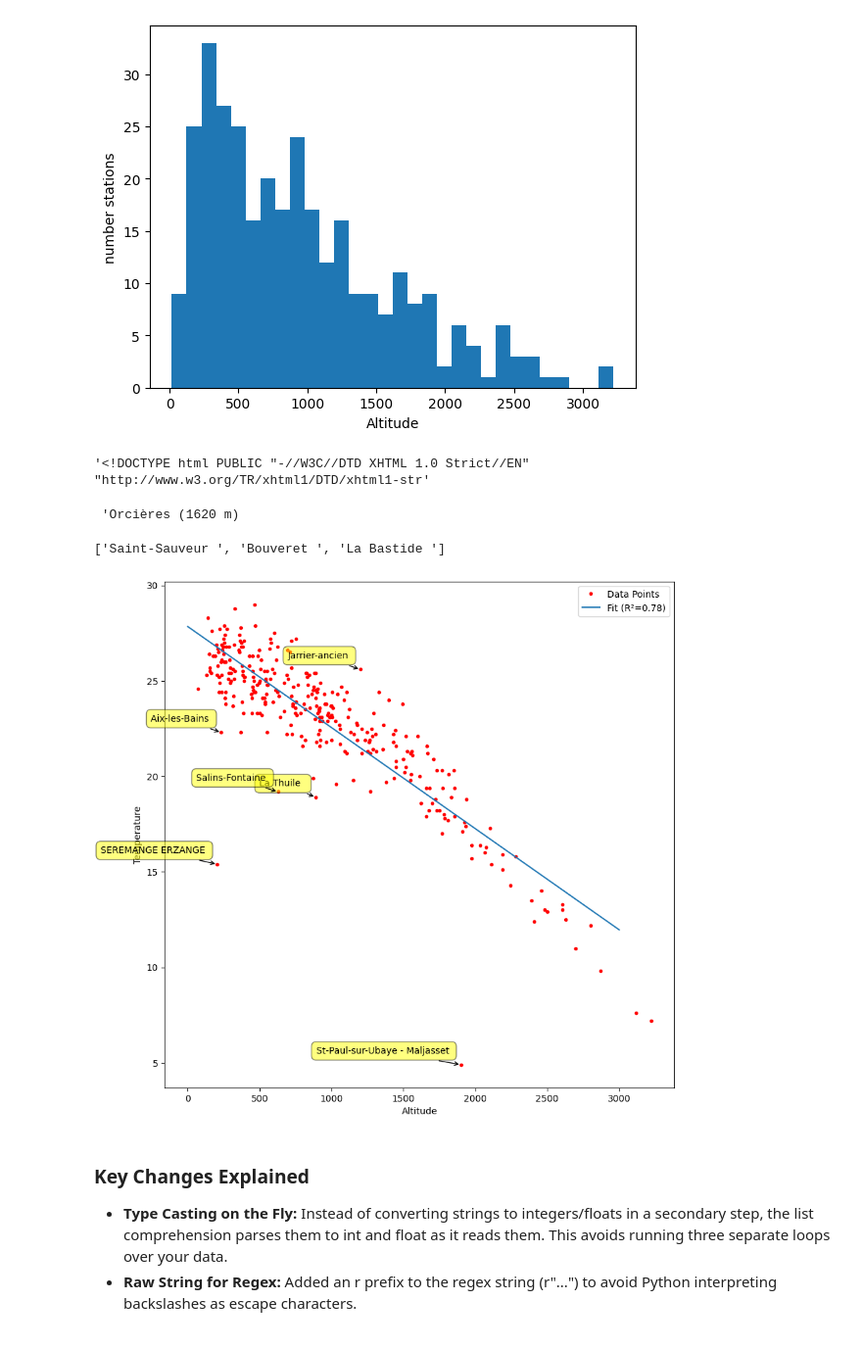
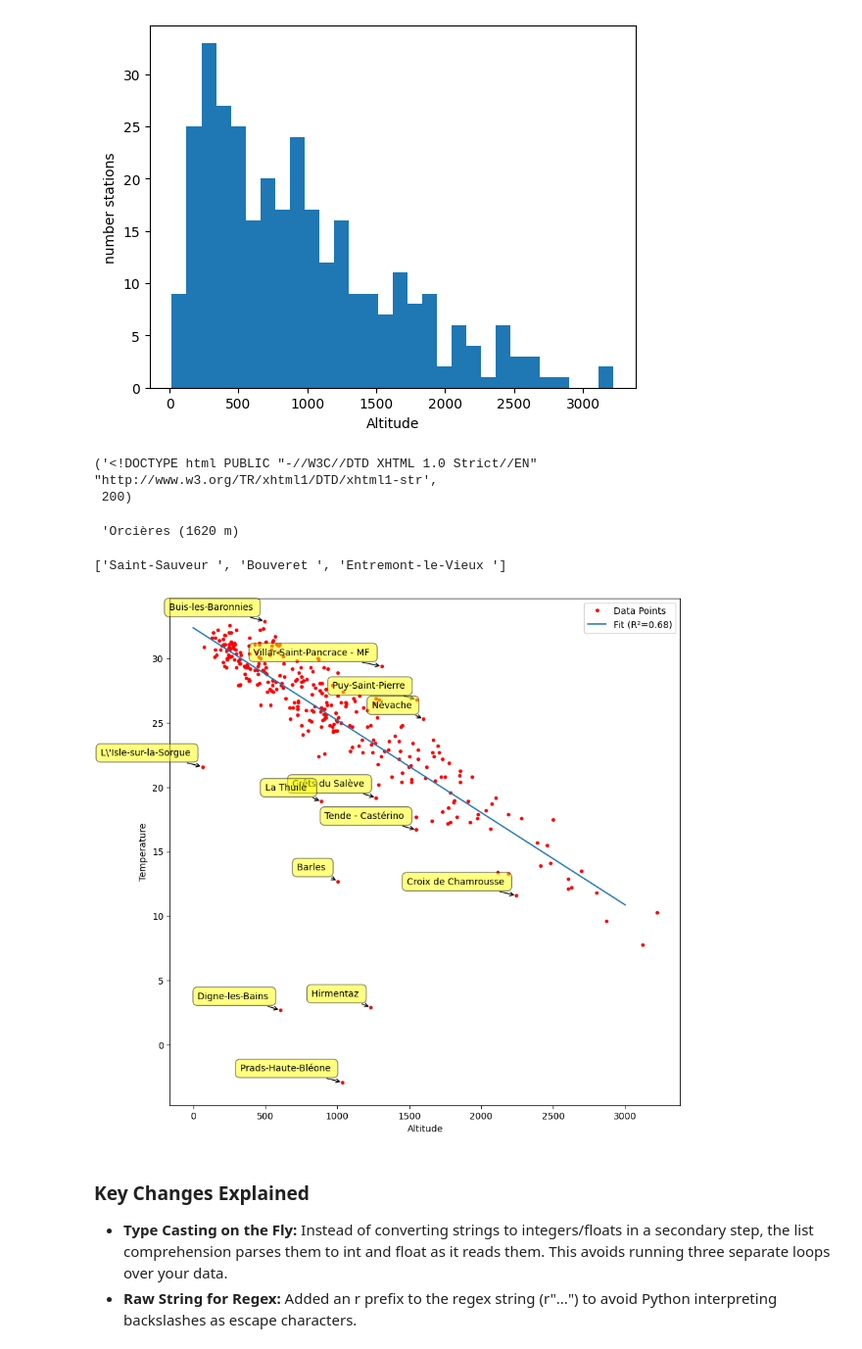
Before and after one commit to macbuse/ROMMA, a Jupyter notebook: romma_again.ipynb, the cells around one changed output. Shown at 98% size. Drawn from its saved outputs; the diff is of its cells as text; code cells hidden in the pictures.

```diff
--- a/romma_again.ipynb
+++ b/romma_again.ipynb
@@ -111,9 +111,10 @@ fn = f'romma_{time_str}'
 with open(fn + '.html','w') as fp:
     fp.write(r.text)
 
-r.text[:100]
+r.text[:100], r.status_code
 # %% [output]
-'<!DOCTYPE html PUBLIC "-//W3C//DTD XHTML 1.0 Strict//EN" "http://www.w3.org/TR/xhtml1/DTD/xhtml1-str'
+('<!DOCTYPE html PUBLIC "-//W3C//DTD XHTML 1.0 Strict//EN" "http://www.w3.org/TR/xhtml1/DTD/xhtml1-str',
+ 200)
 # %%
 #greedy capture doesn't work
 #px = re.compile('overlib\(([^C]*)CAPTION,\s*([^)]*)',re.DOTALL)
@@ -121,8 +122,7 @@ px = re.compile('overlib\((.*?)CAPTION,(.*?)\);',re.DOTALL)
 tt = re.compile("class=\\\\'blanc\\\\'>(.*?)</td")
 
 stations = []
-for k, ss in enumerate(px.findall(r.text)):
-    if k  % 2: continue #skip copies maybe we could go deeper but don't need to here
+for ss in px.findall(r.text):
     station_data, station_name = ss
     stations.append( station_name + tt.findall(station_data)[0] )
 
@@ -140,7 +140,7 @@ invalid_data  = [ name for name, alt, temp in nps.findall(stations_txt)
                                   if '--'  in temp or 'NA' in temp ]
 print(invalid_data)
 # %% [output]
-['Saint-Sauveur ', 'Bouveret ', 'La Bastide ']
+['Saint-Sauveur ', 'Bouveret ', 'Entremont-le-Vieux ']
 # %%
 # 1. Parse and Filter Data
 # Regular expression to extract station name, altitude, and temperature
@@ -170,8 +170,6 @@ is_outlier = np.abs(residuals) > 4
 
 # Filter outlier data using boolean indexing
 outlier_names = [name for name, outlier in zip(names, is_outlier) if outlier]
-outlier_A = A[is_outlier]
-outlier_T = T[is_outlier]
 
 # 4. Plotting
 fig, ax = plt.subplots(figsize=(10, 10))
@@ -179,34 +177,34 @@ fig, ax = plt.subplots(figsize=(10, 10))
 # Plot data points and the regression line
 ax.plot(A, T, 'r.', label='Data Points')
 X_line = np.array([0, 3000])
 ax.plot(X_line, slope * X_line + intercept,
           label=f'Fit (R²={r_value**2:.2f})')
 
 # Annotate outliers
 bbox_style = dict(boxstyle='round,pad=0.5', fc='yellow', alpha=0.5)
 arrow_style = dict(arrowstyle='->', connectionstyle='arc3,rad=0')
 
 for label, x, y in zip(outlier_names, outlier_A, outlier_T):
     ax.annotate(
         label,
         xy=(x, y),
         xytext=(-10, 10),
         textcoords='offset points',
         ha='right',
         va='bottom',
         bbox=bbox_style,
         arrowprops=arrow_style
     )
 
 # Formatting and Saving
 ax.set_xlabel('Altitude')
 ax.set_ylabel('Temperature')
 ax.legend()
 
 plt.savefig(fn + '.png', bbox_inches='tight')
 plt.show()
 # %% [output]
-[figure, old version]
+[figure, new version]
 # %% [markdown]
 ### Key Changes Explained
 
```
Also changed, not shown: parts of 1 cell of this notebook, 7 other files.
